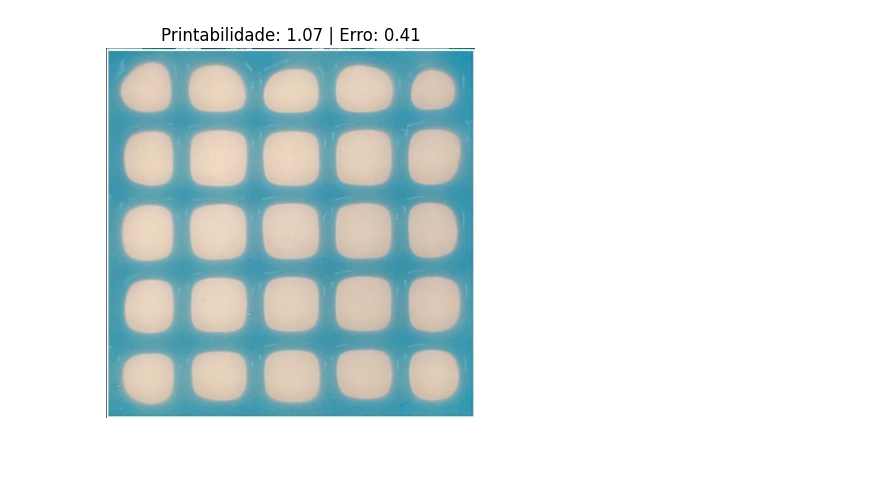
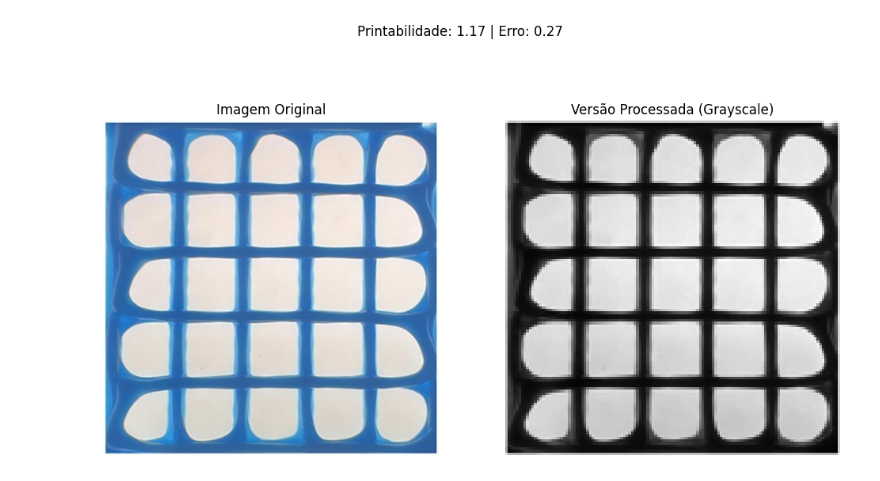
Before and after one commit to cascon81/biomaterial-analyser, a Jupyter notebook: Printabilidade_geral.ipynb, the cells around one changed output. Drawn from its saved outputs; the diff is of its cells as text; code cells hidden in the pictures.

```diff
--- a/Printabilidade_geral.ipynb
+++ b/Printabilidade_geral.ipynb
@@ -8,14 +8,27 @@ from google.colab import files
 import matplotlib.pyplot as plt
 
 # Carrega o modelo treinado
-modelo = tf.keras.models.load_model('/content/modelo.keras')
+modelo = tf.keras.models.load_model('/content/Printabilidade_geral.keras')
 
-# Função de pré-processamento
+# Função de pré-processamento (agora convertendo para grayscale como no treino)
 def preprocessar_imagem(caminho):
-    img = Image.open(caminho).convert('RGB').resize((128, 128))
-    img = np.array(img) / 255.0
-    img = np.expand_dims(img, axis=0)  # (1, 128, 128, 3)
-    return img
+    # Abre a imagem e converte para RGB (caso tenha canal alpha)
+    img = Image.open(caminho).convert('RGB')
+
+    # Redimensiona
+    img = img.resize((128, 128))
+
+    # Converte para array numpy e normaliza
+    img_array = np.array(img) / 255.0
+
+    # Converte para grayscale mantendo 3 canais (igual ao treino)
+    img_gray = 0.299 * img_array[:,:,0] + 0.587 * img_array[:,:,1] + 0.114 * img_array[:,:,2]
+    img_gray = np.stack([img_gray]*3, axis=-1)  # Converte para 3 canais iguais
+
+    # Adiciona dimensão do batch
+    img_gray = np.expand_dims(img_gray, axis=0)  # (1, 128, 128, 3)
+
+    return img_gray
 
 # Faz a predição e retorna os valores
 def predizer(caminho):
@@ -28,16 +41,30 @@ uploaded = files.upload()
 
 # Loop para cada imagem carregada
 for filename in uploaded.keys():
-    caminho = f'/content/{filename}'
+    if filename.lower().endswith('.png'):  # Verifica se é PNG
+        caminho = f'/content/{filename}'
 
-    # Obtenha a predição
-    printab, erro = predizer(caminho)
+        # Obtenha a predição
+        printab, erro = predizer(caminho)
 
-    # Exibição da imagem
-    img = Image.open(caminho)
-    plt.imshow(img)
-    plt.axis('off')
-    plt.title(f"Printabilidade: {printab:.2f} | Erro: {erro:.2f}")
-    plt.show()
+        # Exibição da imagem original e da versão processada
+        fig, (ax1, ax2) = plt.subplots(1, 2, figsize=(12, 6))
+
+        # Imagem original
+        img_original = Image.open(caminho)
+        ax1.imshow(img_original)
+        ax1.set_title('Imagem Original')
+        ax1.axis('off')
+
+        # Imagem processada (grayscale)
+        img_processada = preprocessar_imagem(caminho)[0]  # Remove a dimensão do batch
+        ax2.imshow(img_processada[:,:,0], cmap='gray')  # Mostra apenas um canal
+        ax2.set_title('Versão Processada (Grayscale)')
+        ax2.axis('off')
+
+        plt.suptitle(f"Printabilidade: {printab:.2f} | Erro: {erro:.2f}", y=1.05)
+        plt.show()
+    else:
+        print(f"Arquivo {filename} ignorado. Por favor, envie uma imagem PNG.")
 # %% [output]
 [interactive output not drawn]
@@ -46 +73 @@ Saving img01.png to img01 (4).png
-[figure, old version]
+[figure, new version]
```
Also changed, not shown: parts of 1 cell of this notebook.
